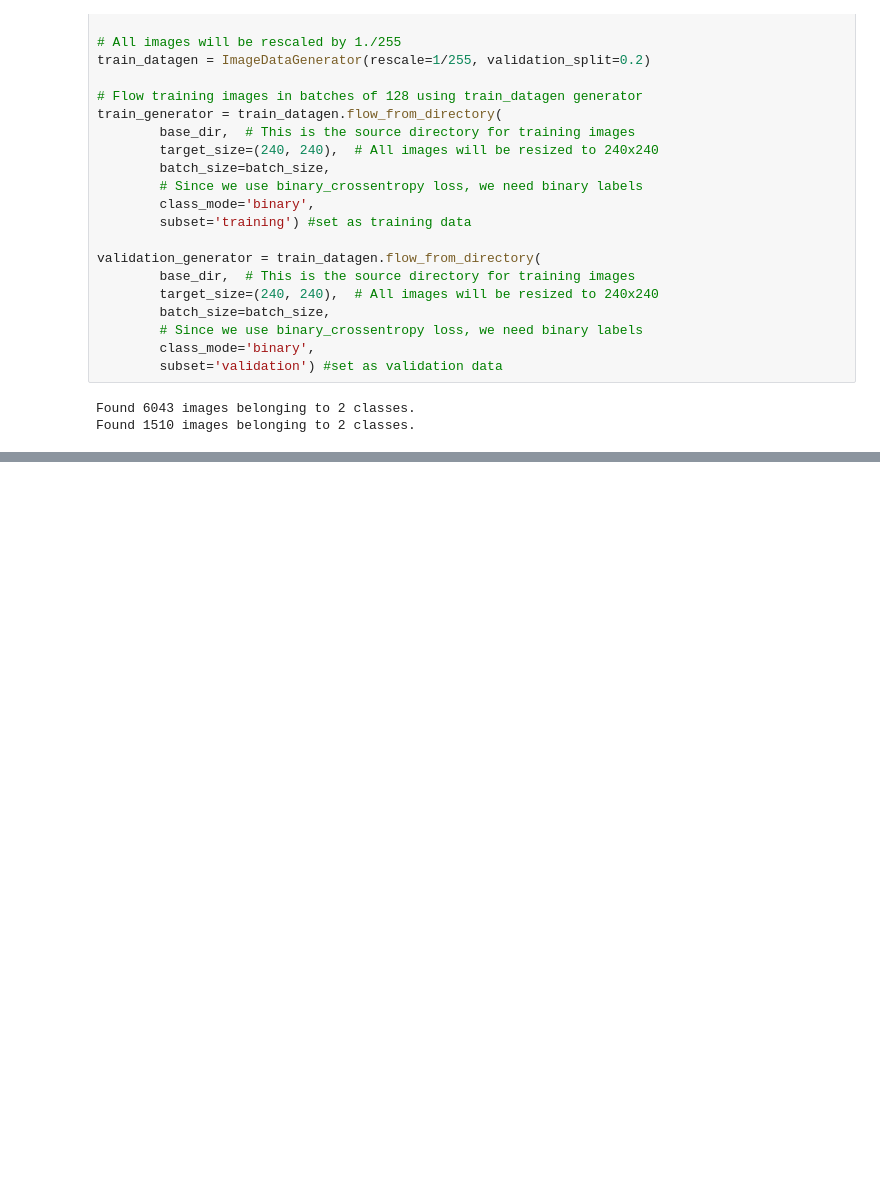
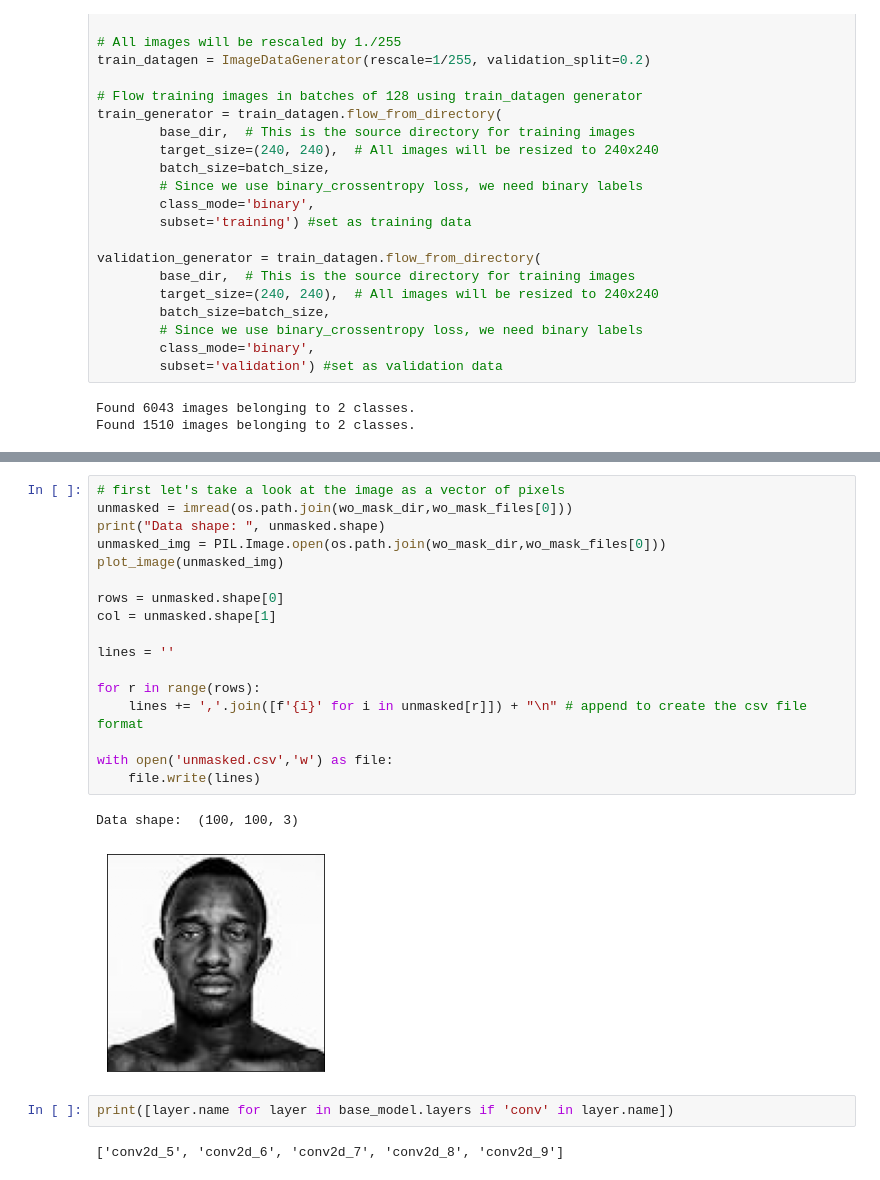
Before and after one commit to meowster99/comp-vision-py, a Jupyter notebook: computer-vision.ipynb, the cells around one changed output, grey strips where cells are left out. Cells and saved outputs as stored; diff of their text form; blank space fills up the shorter version.

```diff
--- a/computer-vision.ipynb
+++ b/computer-vision.ipynb
@@ -150,0 +253,24 @@ Found 1510 images belonging to 2 classes.
+# %%
+# first let's take a look at the image as a vector of pixels
+unmasked = imread(os.path.join(wo_mask_dir,wo_mask_files[0]))
+print("Data shape: ", unmasked.shape)
+unmasked_img = PIL.Image.open(os.path.join(wo_mask_dir,wo_mask_files[0]))
+plot_image(unmasked_img)
+
+rows = unmasked.shape[0]
+col = unmasked.shape[1]
+
+lines = ''
+
+for r in range(rows):
+    lines += ','.join([f'{i}' for i in unmasked[r]]) + "\n" # append to create the csv file format
+
+with open('unmasked.csv','w') as file:
+    file.write(lines)
+# %% [output]
+Data shape:  (100, 100, 3)
+[figure, added]
+# %%
+print([layer.name for layer in base_model.layers if 'conv' in layer.name])
+# %% [output]
+['conv2d_5', 'conv2d_6', 'conv2d_7', 'conv2d_8', 'conv2d_9']
```
Also changed, not shown: parts of 30 cells of this notebook, 2 other files.
